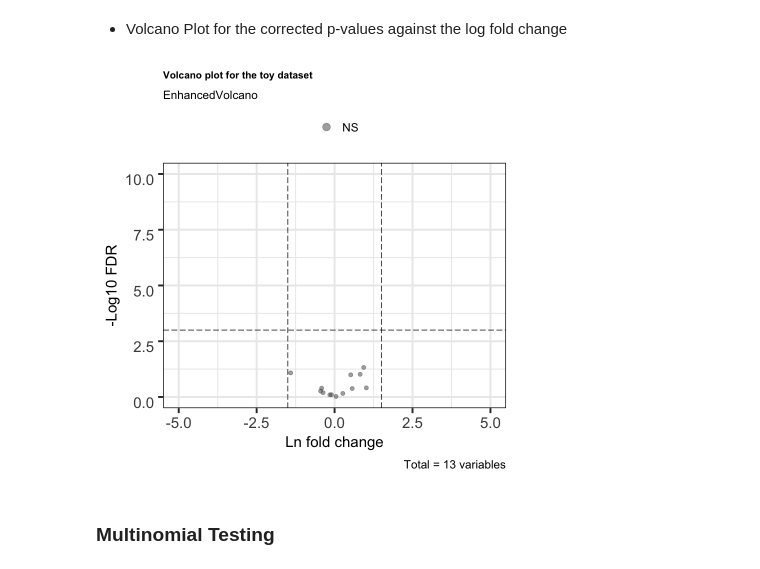
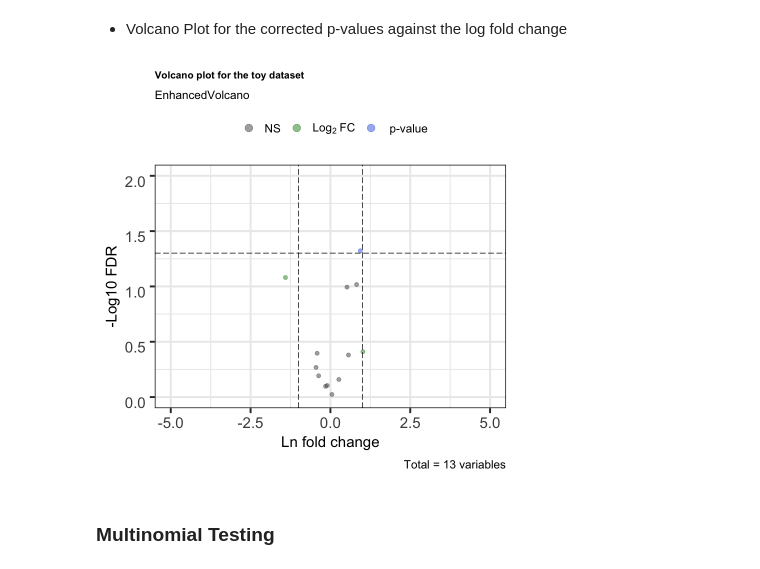
Before and after one commit to goodarzilab/APAlog, a Jupyter notebook: APAlog Tutorial.ipynb, the cells around one changed output. Saved outputs shown, nothing was run; the diff lists cells and outputs as text; code cells hidden in the pictures.

Commit message:
updated notebook and documentation for volcano plots

```diff
--- a/APAlog Tutorial.ipynb
+++ b/APAlog Tutorial.ipynb
@@ -32,7 +32,7 @@ A data.frame: 4 × 3
 # %% [markdown]
 ### Transcript-wise Testing
 # %%
-fit.o_HNRNPC_fdr <- Apalog::pA_logit_dev(pA.toy2,
+fit.o_HNRNPC_fdr <- APAlog::pA_logit_dev(pA.toy2,
                                          pA.site ~ cell_line,
                                          pA_design,
                                          "sample",
@@ -76,10 +76,13 @@ A data.frame: 6 × 9
 # %%
 APAlog::volcano_plot(fit.op_HNRNPC,
                      x='b_cell_lineMDA_sgHNRNPC',
                      y='p_cell_lineMDA_sgHNRNPC',
-                     title='Volcano plot for the toy dataset')
+                     title='Volcano plot for the toy dataset',
+                     pCutoff = 0.05,
+                     FCcutoff = 1,
+                     ylim=c(0,2))
 # %% [output]
-[figure, old version]
+[figure, new version]
 # %% [markdown]
 ### Multinomial Testing
 # %%
```
Also changed, not shown: parts of 1 cell of this notebook, 3 other files.
